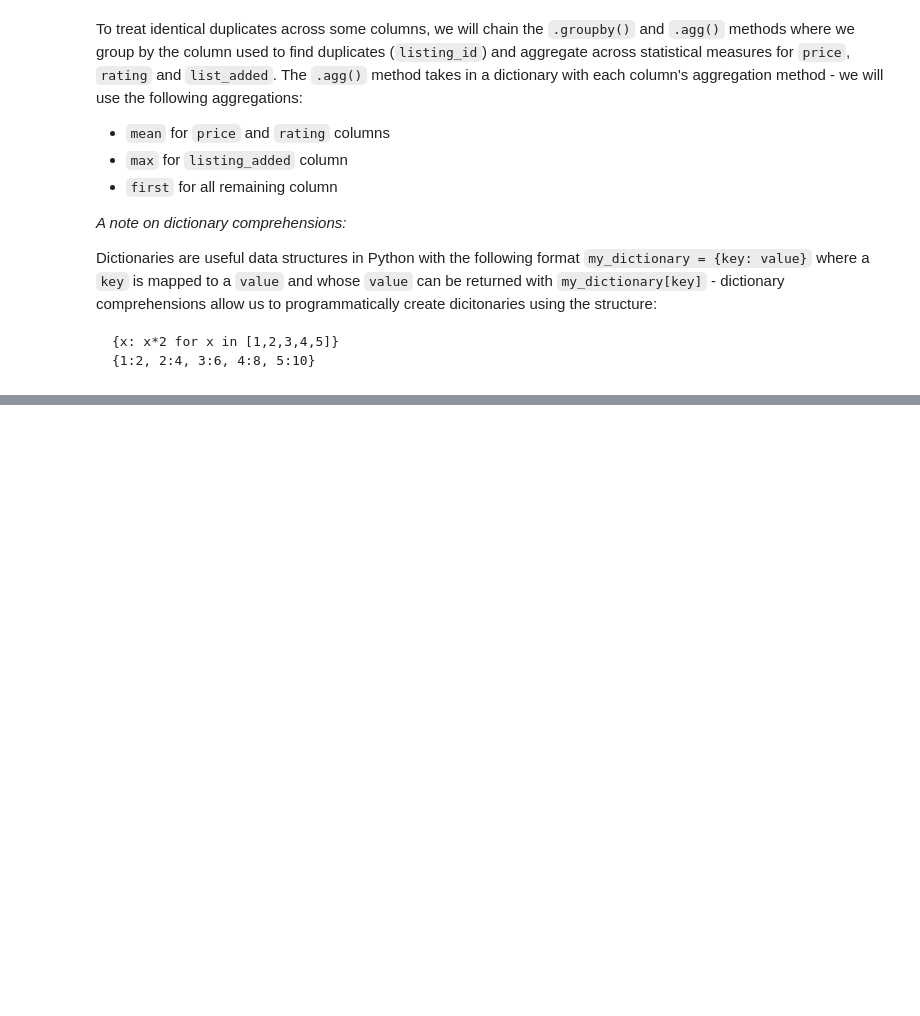
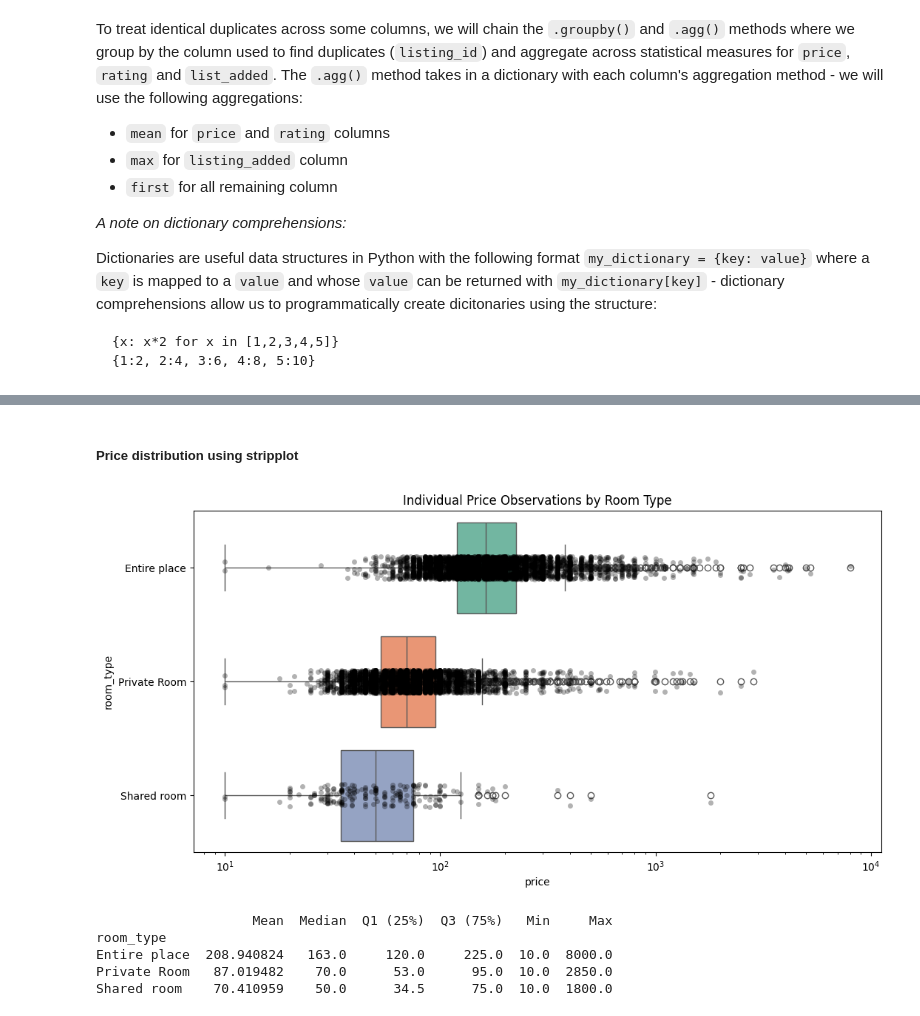
Before and after one commit to 208252/statistics, a Jupyter notebook: Cleaning_Data_in_Python_live_session.ipynb, the cells around one changed output, grey strips where cells are left out. Drawn from its saved outputs; the diff is of its cells as text; code cells hidden in the pictures; blank space fills up the shorter version.

```diff
--- a/Cleaning_Data_in_Python_live_session.ipynb
+++ b/Cleaning_Data_in_Python_live_session.ipynb
@@ -806,0 +848,43 @@ airbnb.head()
+# %% [markdown]
+##### Price distribution using stripplot
+# %%
+plt.figure(figsize=(12, 6))
+
+#boxplot
+sns.boxplot(data=airbnb, x='price', y='room_type', hue="room_type", palette="Set2")
+
+# stripplot
+sns.stripplot(
+    data=airbnb,
+    x='price',
+    y='room_type',
+    color="black",
+    alpha=0.3,
+    jitter=True
+)
+
+plt.xscale('log')
+plt.title('Individual Price Observations by Room Type')
+plt.show()
+# %% [output]
+[figure, added]
+# %%
+
+price_stats = airbnb.groupby('room_type')['price'].describe()
+
+price_stats = price_stats.rename(columns={
+    'mean': 'Mean',
+    '50%': 'Median',
+    '25%': 'Q1 (25%)',
+    '75%': 'Q3 (75%)',
+    'min': 'Min',
+    'max': 'Max'
+})
+
+print(price_stats[['Mean', 'Median', 'Q1 (25%)', 'Q3 (75%)', 'Min', 'Max']])
+# %% [output]
+                    Mean  Median  Q1 (25%)  Q3 (75%)   Min     Max
+room_type
+Entire place  208.940824   163.0     120.0     225.0  10.0  8000.0
+Private Room   87.019482    70.0      53.0      95.0  10.0  2850.0
+Shared room    70.410959    50.0      34.5      75.0  10.0  1800.0
```
Also changed, not shown: parts of 7 cells of this notebook, 1 other file.
